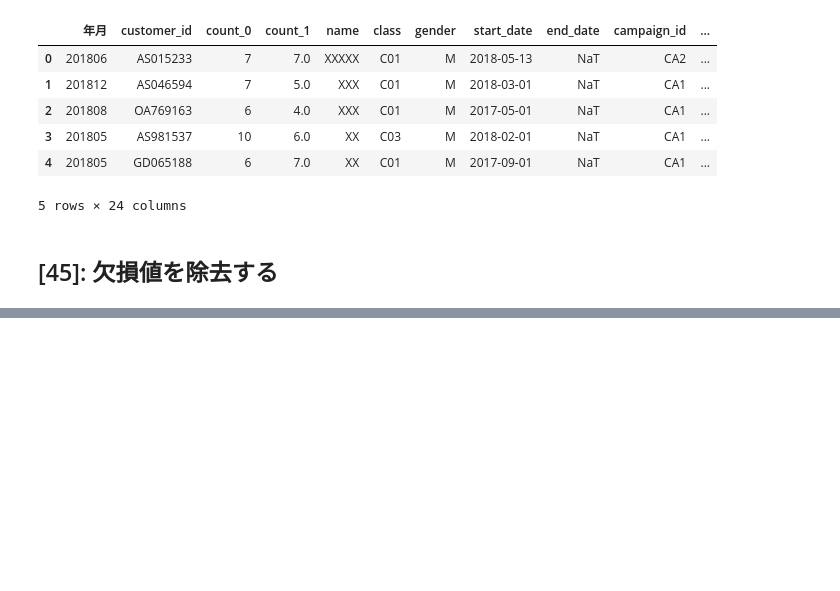
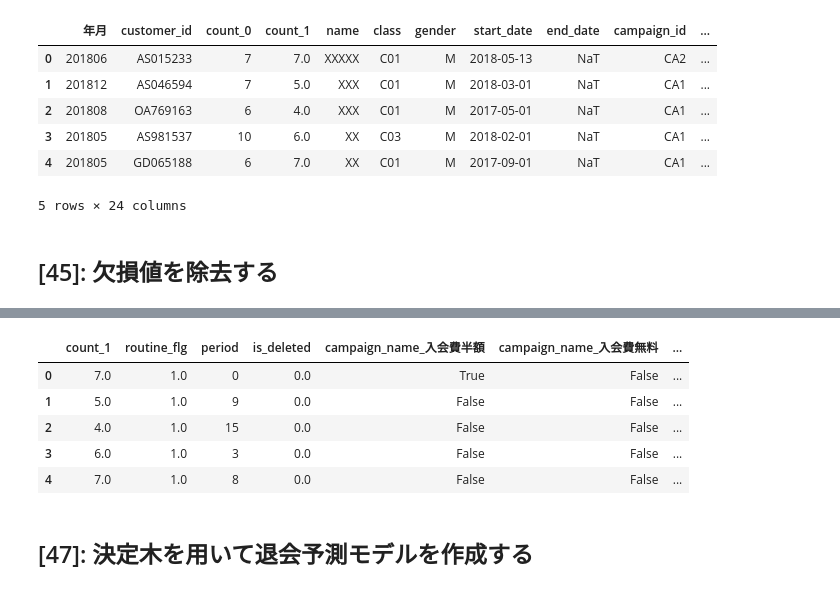
Before and after one commit to Snoge1130/python100knock_1_ch05, a Jupyter notebook: 41_50knock.ipynb, the cells around one changed output, grey strips where cells are left out. Saved outputs shown, nothing was run; the diff lists cells and outputs as text; code cells hidden in the pictures; blank space fills up the shorter version.

```diff
--- a/41_50knock.ipynb
+++ b/41_50knock.ipynb
@@ -303,0 +327,15 @@ dtype: int64
+# %%
+del predict_data["campaign_name_通常"] # 不要な列を削除
+del predict_data["class_name_ナイト"] # 不要な列を削除
+del predict_data["gender_M"] # 不要な列を削除
+
+predict_data.head()
+# %% [output]
+|  | count_1 | routine_flg | period | is_deleted | campaign_name_入会費半額 | campaign_name_入会費無料 | ... |
+| 0 | 7.0 | 1.0 | 0 | 0.0 | True | False | ... |
+| 1 | 5.0 | 1.0 | 9 | 0.0 | False | False | ... |
+| 2 | 4.0 | 1.0 | 15 | 0.0 | False | False | ... |
+| 3 | 6.0 | 1.0 | 3 | 0.0 | False | False | ... |
+| 4 | 7.0 | 1.0 | 8 | 0.0 | False | False | ... |
+# %% [markdown]
+## [47]: 決定木を用いて退会予測モデルを作成する
```
Also changed, not shown: parts of 21 cells of this notebook.
